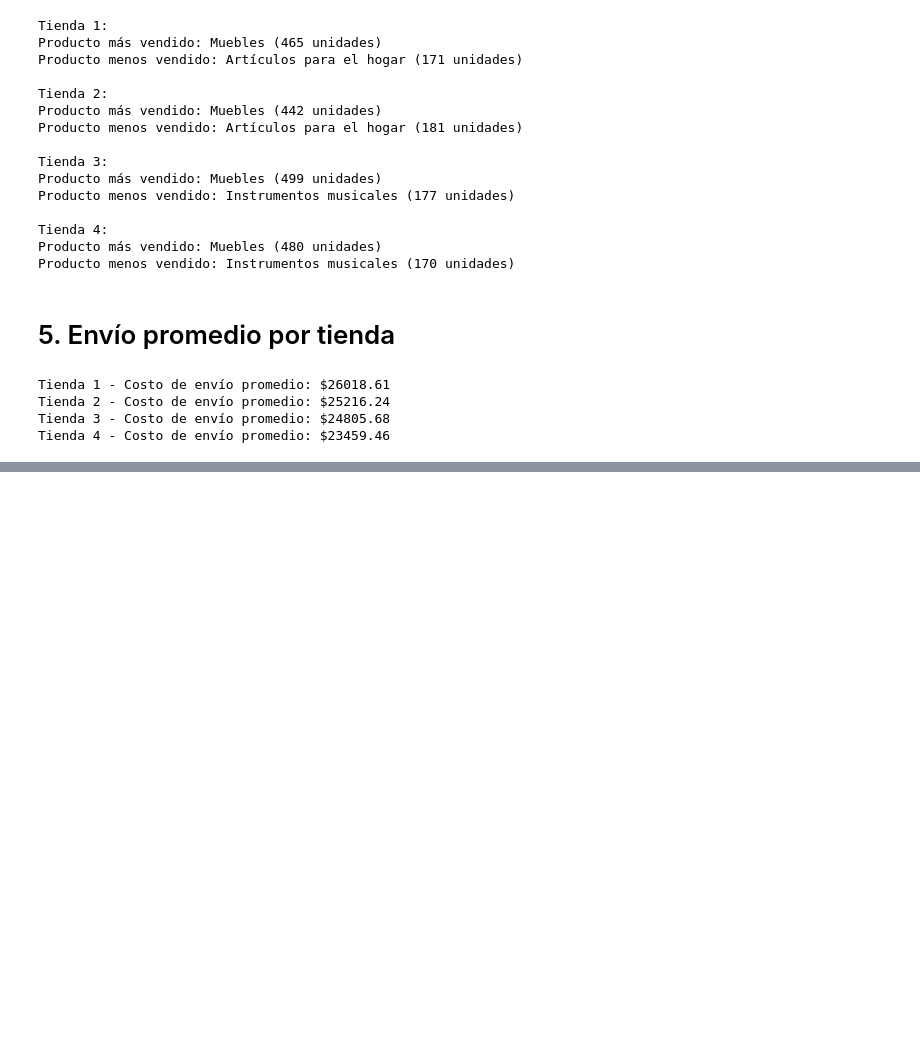
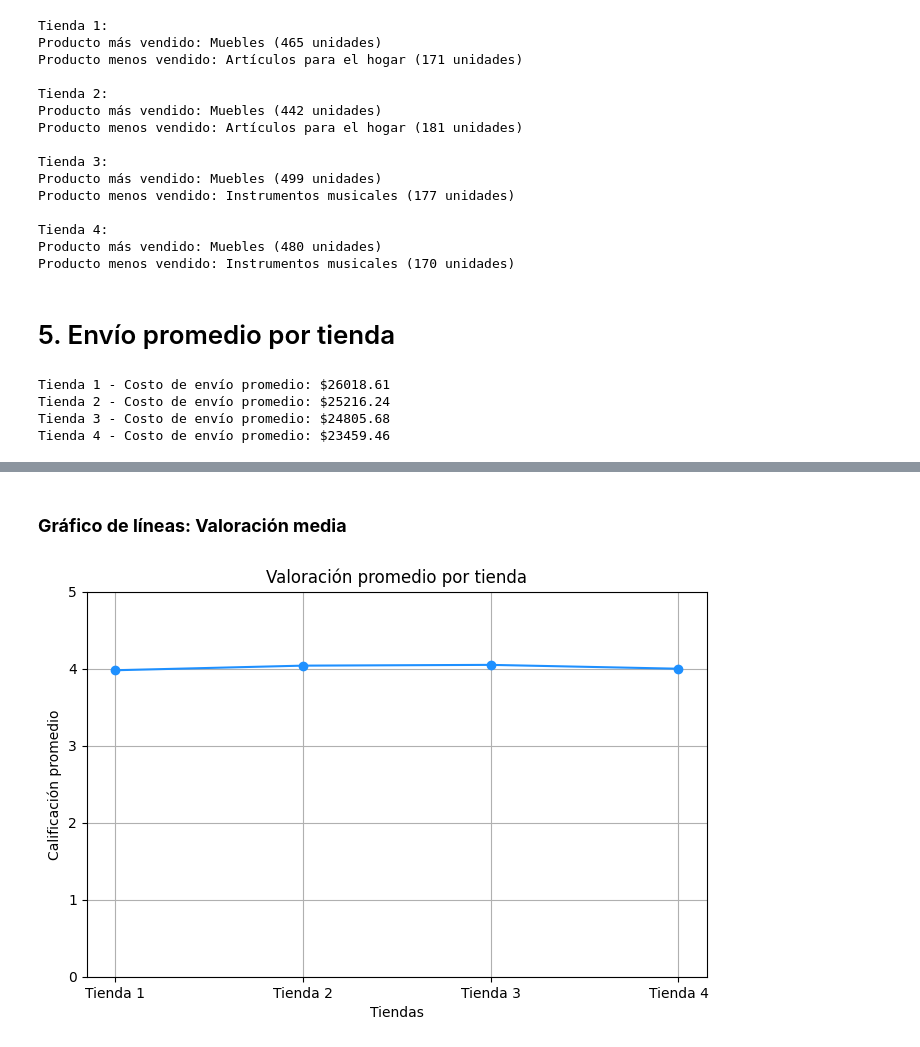
Before and after one commit to Codingencryptedcode/alura-Store-data-science, a Jupyter notebook: AluraStoreLatam.ipynb, the cells around one changed output, grey strips where cells are left out. Drawn from its saved outputs; the diff is of its cells as text; code cells hidden in the pictures; blank space fills up the shorter version.

```diff
--- a/AluraStoreLatam.ipynb
+++ b/AluraStoreLatam.ipynb
@@ -163,0 +180,13 @@ Tienda 4 - Costo de envío promedio: $23459.46
+# %% [markdown]
+### **Gráfico de líneas: Valoración media**
+# %%
+plt.figure(figsize=(8,5))
+plt.plot(Calificaciones_por_tienda.keys(), Calificaciones_por_tienda.values(), marker='o', color='dodgerblue', linestyle='-')
+plt.title("Valoración promedio por tienda")
+plt.xlabel("Tiendas")
+plt.ylabel("Calificación promedio")
+plt.ylim(0, 5)
+plt.grid(True)
+plt.show()
+# %% [output]
+[figure, added]
```
Also changed, not shown: parts of 6 cells of this notebook, 1 other file.
